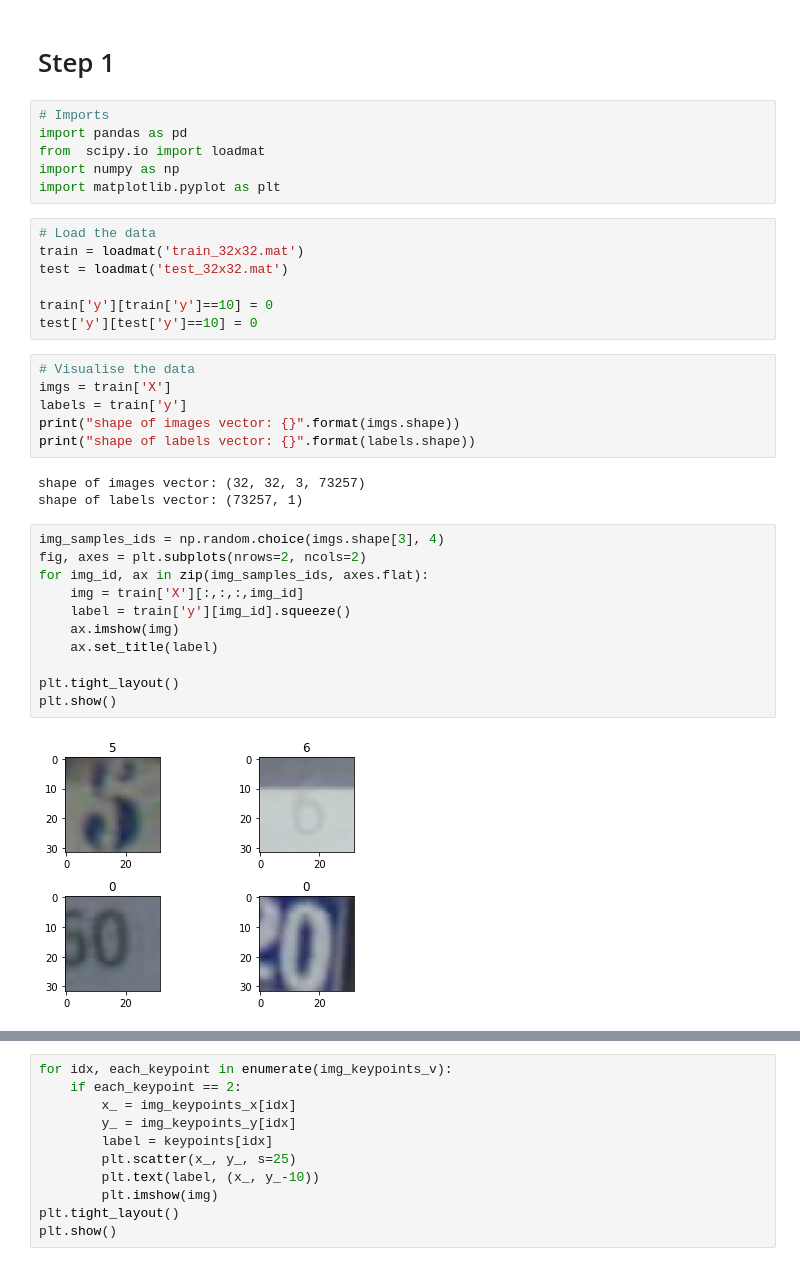
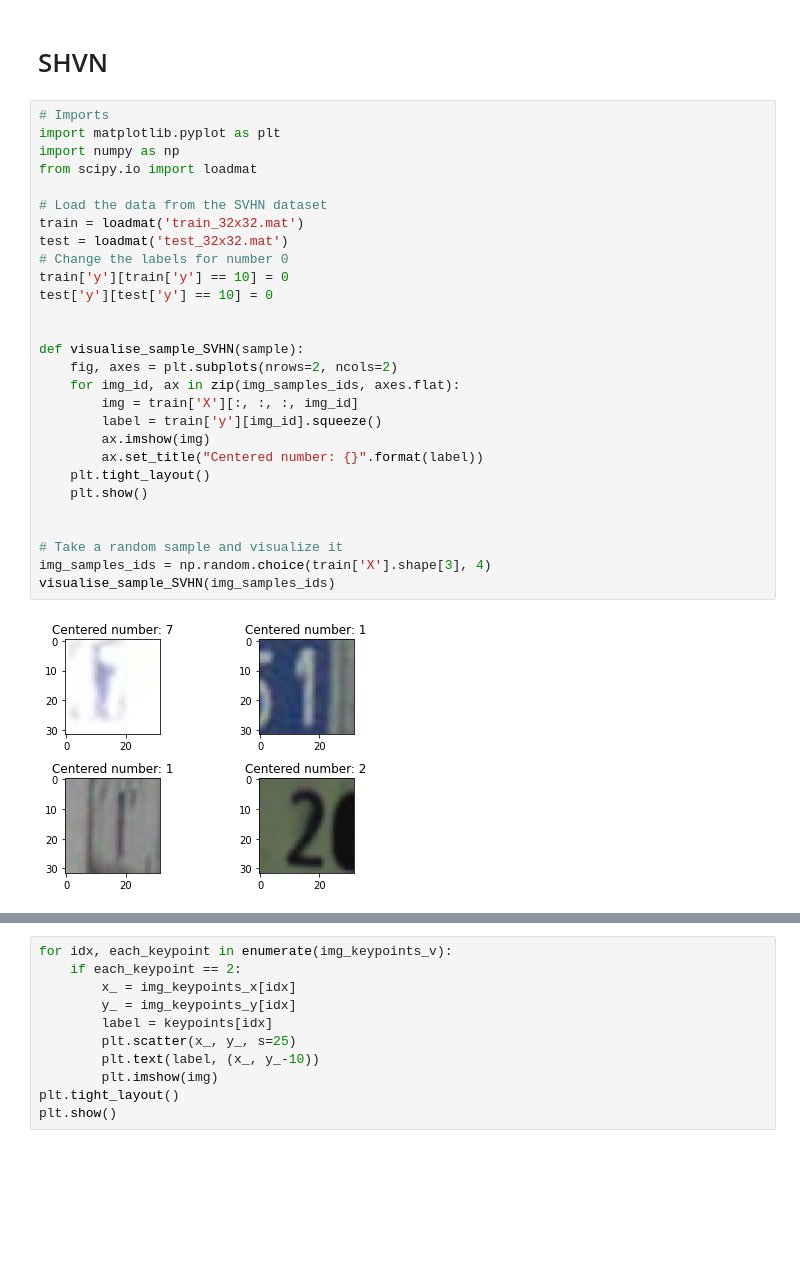
Before and after one commit to plagiagia/HumanPoseEstimator, a Jupyter notebook: 01.HumanPoseEstimator.ipynb, the cells around one changed output, grey strips where cells are left out. Drawn from its saved outputs; the diff is of its cells as text; blank space fills up the shorter version.

```diff
--- a/HumanPoseEstimator.ipynb
+++ b/01.HumanPoseEstimator.ipynb
@@ -1,37 +1,32 @@
-# %% [markdown]
-# Step 1
-# %%
-# Imports
-import pandas as pd
-from  scipy.io import loadmat
-import numpy as np
-import matplotlib.pyplot as plt
-# %%
-# Load the data
-train = loadmat('train_32x32.mat')
-test = loadmat('test_32x32.mat')
-
-train['y'][train['y']==10] = 0
-test['y'][test['y']==10] = 0
-# %%
-# Visualise the data
-imgs = train['X']
-labels = train['y']
-print("shape of images vector: {}".format(imgs.shape))
-print("shape of labels vector: {}".format(labels.shape))
-# %% [output]
-shape of images vector: (32, 32, 3, 73257)
-shape of labels vector: (73257, 1)
+# %% [markdown]
+# SHVN
 # %%
-img_samples_ids = np.random.choice(imgs.shape[3], 4)
-fig, axes = plt.subplots(nrows=2, ncols=2)
-for img_id, ax in zip(img_samples_ids, axes.flat):
-    img = train['X'][:,:,:,img_id]
-    label = train['y'][img_id].squeeze()
-    ax.imshow(img)
-    ax.set_title(label)
+# Imports
+import matplotlib.pyplot as plt
+import numpy as np
+from scipy.io import loadmat
 
-plt.tight_layout()
-plt.show()
+# Load the data from the SVHN dataset
+train = loadmat('train_32x32.mat')
+test = loadmat('test_32x32.mat')
+# Change the labels for number 0
+train['y'][train['y'] == 10] = 0
+test['y'][test['y'] == 10] = 0
+
+
+def visualise_sample_SVHN(sample):
+    fig, axes = plt.subplots(nrows=2, ncols=2)
+    for img_id, ax in zip(img_samples_ids, axes.flat):
+        img = train['X'][:, :, :, img_id]
+        label = train['y'][img_id].squeeze()
+        ax.imshow(img)
+        ax.set_title("Centered number: {}".format(label))
+    plt.tight_layout()
+    plt.show()
+
+
+# Take a random sample and visualize it
+img_samples_ids = np.random.choice(train['X'].shape[3], 4)
+visualise_sample_SVHN(img_samples_ids)
 # %% [output]
-[figure, old version]
+[figure, new version]
```
Also changed, not shown: parts of 24 cells of this notebook.
